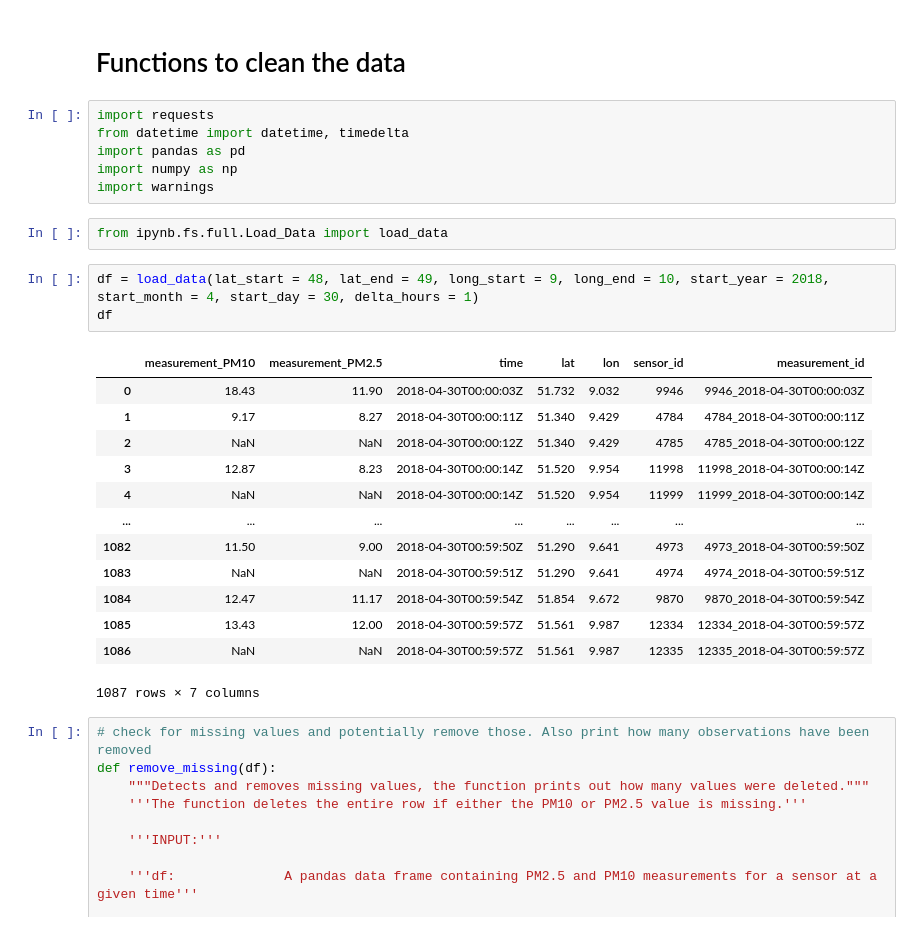
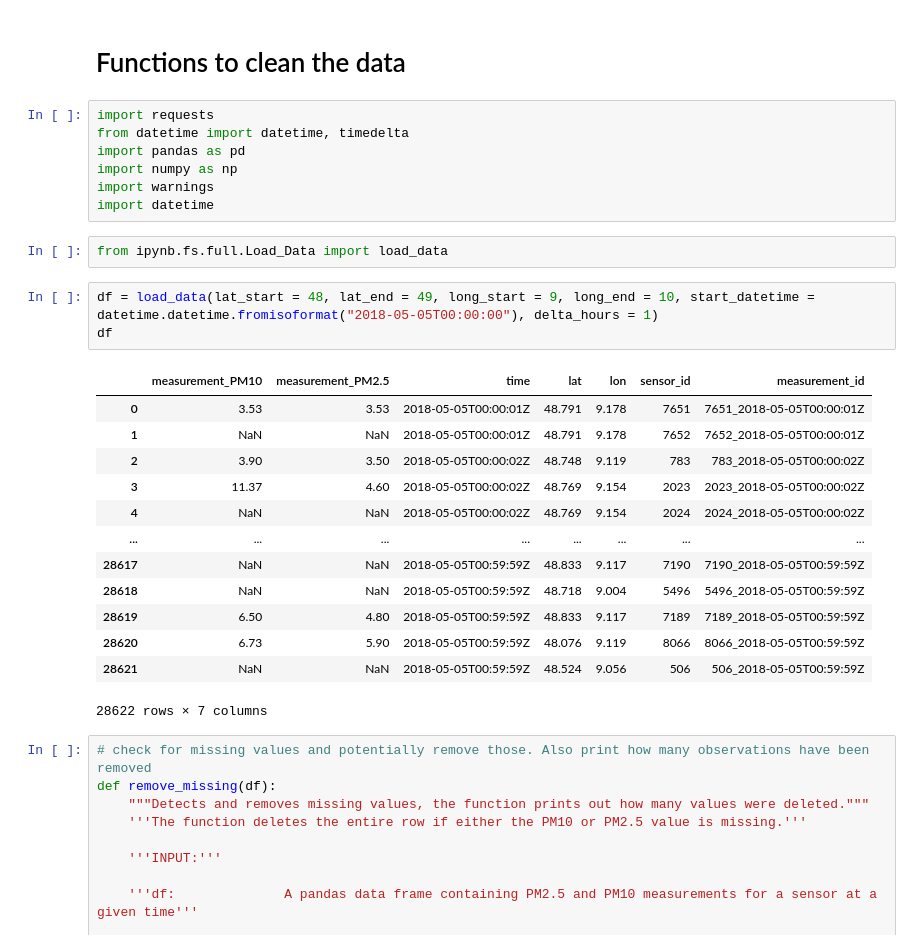
Before and after one commit to nateso/HAL, a Jupyter notebook: Clean_Data.ipynb, the cells around one changed output. Drawn from its saved outputs; the diff is of its cells as text.

```diff
--- a/Clean_Data.ipynb
+++ b/Clean_Data.ipynb
@@ -6,25 +6,26 @@ from datetime import datetime, timedelta
 import pandas as pd
 import numpy as np
 import warnings
+import datetime
 # %%
 from ipynb.fs.full.Load_Data import load_data
 # %%
-df = load_data(lat_start = 48, lat_end = 49, long_start = 9, long_end = 10, start_year = 2018, start_month = 4, start_day = 30, delta_hours = 1)
+df = load_data(lat_start = 48, lat_end = 49, long_start = 9, long_end = 10, start_datetime = datetime.datetime.fromisoformat("2018-05-05T00:00:00"), delta_hours = 1)
 df
 # %% [output]
 |  | measurement_PM10 | measurement_PM2.5 | time | lat | lon | sensor_id | measurement_id |
-| 0 | 18.43 | 11.90 | 2018-04-30T00:00:03Z | 51.732 | 9.032 | 9946 | 9946_2018-04-30T00:00:03Z |
-| 1 | 9.17 | 8.27 | 2018-04-30T00:00:11Z | 51.340 | 9.429 | 4784 | 4784_2018-04-30T00:00:11Z |
-| 2 | NaN | NaN | 2018-04-30T00:00:12Z | 51.340 | 9.429 | 4785 | 4785_2018-04-30T00:00:12Z |
-| 3 | 12.87 | 8.23 | 2018-04-30T00:00:14Z | 51.520 | 9.954 | 11998 | 11998_2018-04-30T00:00:14Z |
-| 4 | NaN | NaN | 2018-04-30T00:00:14Z | 51.520 | 9.954 | 11999 | 11999_2018-04-30T00:00:14Z |
+| 0 | 3.53 | 3.53 | 2018-05-05T00:00:01Z | 48.791 | 9.178 | 7651 | 7651_2018-05-05T00:00:01Z |
+| 1 | NaN | NaN | 2018-05-05T00:00:01Z | 48.791 | 9.178 | 7652 | 7652_2018-05-05T00:00:01Z |
+| 2 | 3.90 | 3.50 | 2018-05-05T00:00:02Z | 48.748 | 9.119 | 783 | 783_2018-05-05T00:00:02Z |
+| 3 | 11.37 | 4.60 | 2018-05-05T00:00:02Z | 48.769 | 9.154 | 2023 | 2023_2018-05-05T00:00:02Z |
+| 4 | NaN | NaN | 2018-05-05T00:00:02Z | 48.769 | 9.154 | 2024 | 2024_2018-05-05T00:00:02Z |
 | ... | ... | ... | ... | ... | ... | ... | ... |
-| 1082 | 11.50 | 9.00 | 2018-04-30T00:59:50Z | 51.290 | 9.641 | 4973 | 4973_2018-04-30T00:59:50Z |
-| 1083 | NaN | NaN | 2018-04-30T00:59:51Z | 51.290 | 9.641 | 4974 | 4974_2018-04-30T00:59:51Z |
-| 1084 | 12.47 | 11.17 | 2018-04-30T00:59:54Z | 51.854 | 9.672 | 9870 | 9870_2018-04-30T00:59:54Z |
-| 1085 | 13.43 | 12.00 | 2018-04-30T00:59:57Z | 51.561 | 9.987 | 12334 | 12334_2018-04-30T00:59:57Z |
-| 1086 | NaN | NaN | 2018-04-30T00:59:57Z | 51.561 | 9.987 | 12335 | 12335_2018-04-30T00:59:57Z |
+| 28617 | NaN | NaN | 2018-05-05T00:59:59Z | 48.833 | 9.117 | 7190 | 7190_2018-05-05T00:59:59Z |
+| 28618 | NaN | NaN | 2018-05-05T00:59:59Z | 48.718 | 9.004 | 5496 | 5496_2018-05-05T00:59:59Z |
+| 28619 | 6.50 | 4.80 | 2018-05-05T00:59:59Z | 48.833 | 9.117 | 7189 | 7189_2018-05-05T00:59:59Z |
+| 28620 | 6.73 | 5.90 | 2018-05-05T00:59:59Z | 48.076 | 9.119 | 8066 | 8066_2018-05-05T00:59:59Z |
+| 28621 | NaN | NaN | 2018-05-05T00:59:59Z | 48.524 | 9.056 | 506 | 506_2018-05-05T00:59:59Z |
-1087 rows × 7 columns
+28622 rows × 7 columns
 # %%
 # check for missing values and potentially remove those. Also print how many observations have been removed
 def remove_missing(df):
```
Also changed, not shown: 3 other files.
